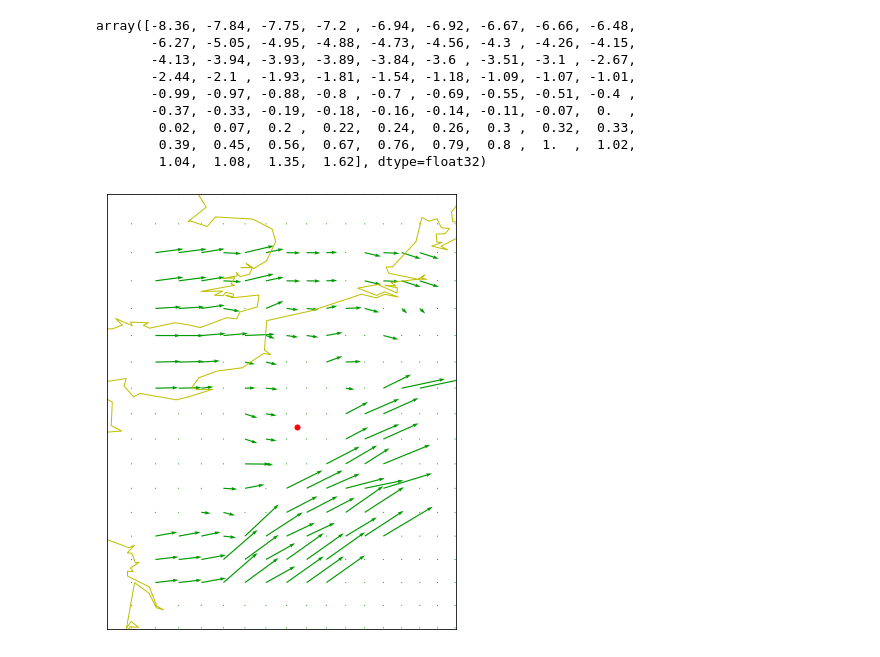
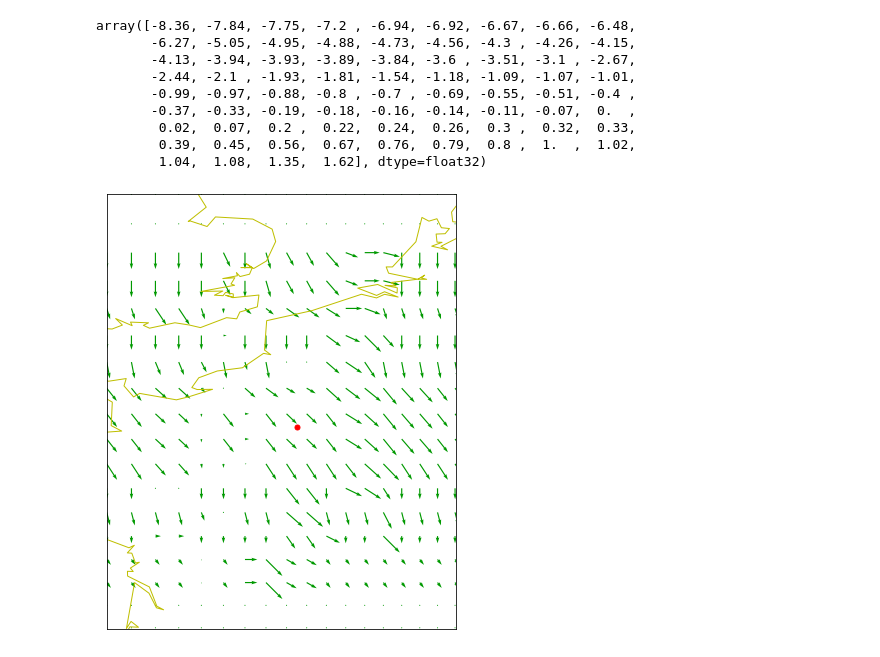
Before and after one commit to dorrabennour/DeepPV, a Jupyter notebook: Unet.ipynb, the cells around one changed output. Saved outputs shown, nothing was run; the diff lists cells and outputs as text; code cells hidden in the pictures.

```diff
--- a/Unet.ipynb
+++ b/Unet.ipynb
@@ -244,13 +323,48 @@ Y_test[:,:,:,0,:]=Y_test_x.reshape((-1,513,513,1))
 Y_test[:,:,:,1,:]=Y_test_y.reshape((-1,513,513,1))
 # X_test=X_test.reshape((1,513,513,2,1))
 # Y_test=Y_test.reshape((1,513,513,2,1))
+# %%
+def show_CMV_x_y(cmv_x,cmv_y):
+
+    lon_lat=xr.open_dataset('/net/nfs/ssd1/dbennour/lon_lat.nc')
+    cmv_lon = lon_lat['lon'].values
+    cmv_lat = lon_lat['lat'].values
+
+    Cal_file=CAL_files()
+    fig=plt.figure(figsize=(8,8))
+    xs = 1095
+    ys = 5722
+    lat_lon_SIRTA = tr.pixel_to_lat_lon_HR(xs,ys)
+    lat_SIRTA = lat_lon_SIRTA[0]
+    lon_SIRTA = lat_lon_SIRTA[1]
+    lon=cmv_lon[:]
+    lat=cmv_lat[:]
+    Arrows = read_cmv(cmv_x,cmv_y,lon,lat)
+    U = Arrows['dy']
+    V = Arrows['dx']
+    lon = Arrows['longitude']
+    lat = Arrows['latitude']
+    m = Basemap(llcrnrlon =cmv_lon.min(), llcrnrlat = cmv_lat.min(), urcrnrlon = cmv_lon.max(), urcrnrlat = cmv_lat.max(),lon_0=0.0,lat_0= 0, resolution='l')
+    m.drawcoastlines(color = 'y',linewidth = 1.0)
+#     return lon,cmv_lon
+    x0, y0 = m(lon.min(), lat.min())
+    x1, y1 = m(lon.max(), lat.max())
+    extent = (x0, x1, y0, y1)
+    X,Y = np.meshgrid(lon,lat)
+    lons,lats = m(X,Y)
+    if len(lons) > 0:
+        q = m.quiver(lon,lat,U,-V,color=(0,0.6,0),angles='xy', scale_units='xy',scale=3)
+    else:
+        print("No vectors found")
+    a, b = m(lon_SIRTA,lat_SIRTA)
+    m.plot(a,b,marker='o',color='r',markersize=5)
 # %%
 %matplotlib inline
 Cal_file=CAL_files()
-y1=Y_test[:,:,:,0,:].reshape((513,513))
-y2=Y_test[:,:,:,1,:].reshape((513,513))
+y1=Y_test[20,:,:,0,:].reshape((513,513))
+y2=Y_test[20,:,:,1,:].reshape((513,513))
 # cmv_x,cmv_y,cmv_lon,cmv_lat=Cal_file.Read_CMV_image('2016','01','01','1400','1415')
 # cmv_x,cmv_y,cmv_lon,cmv_lat=cmv_x.values,cmv_y.values,cmv_lon.values,cmv_lat.values
 show_CMV_x_y(y1,y2)
 # %% [output]
-[figure, old version]
+[figure, new version]
```
Also changed, not shown: parts of 13 cells of this notebook.
